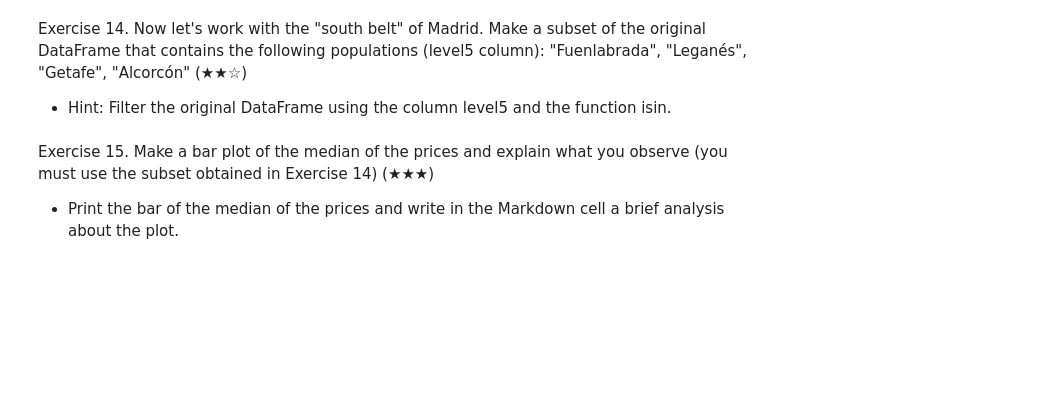
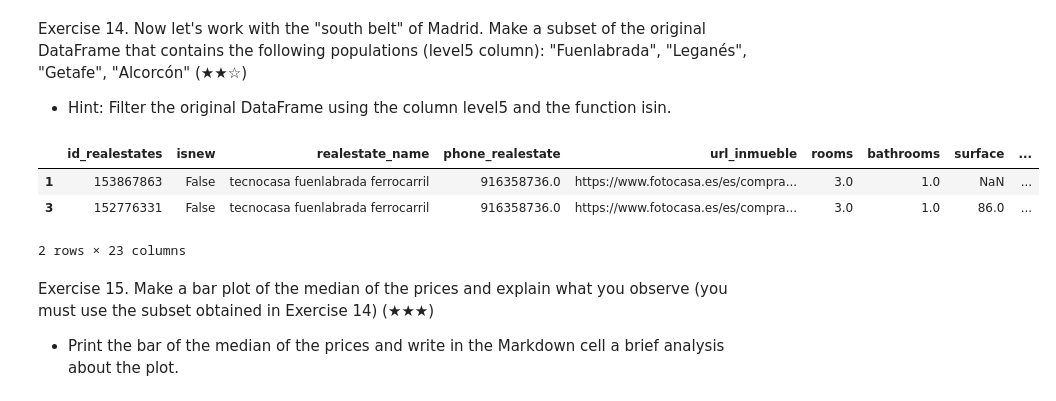
Before and after one commit to SantigoTP/pre_work, a Jupyter notebook: notebooks/01_analysis.ipynb, the cells around one changed output. Drawn from its saved outputs; the diff is of its cells as text; code cells hidden in the pictures; blank space fills up the shorter version.

```diff
--- a/notebooks/01_analysis.ipynb
+++ b/notebooks/01_analysis.ipynb
@@ -341,6 +341,13 @@ Exercise 14. Now let's work with the "south belt" of Madrid. Make a subset of th
 - Hint: Filter the original DataFrame using the column level5 and the function isin.
 # %%
 sub_conjunto = df [ df["level5"].isin(["Fuenlabrada", "Leganés", "Getafe", "Alcorcón"]) ]
+
+sub_conjunto.head(2)
+# %% [output]
+|  | id_realestates | isnew | realestate_name | phone_realestate | url_inmueble | rooms | bathrooms | surface | ... |
+| 1 | 153867863 | False | tecnocasa fuenlabrada ferrocarril | 916358736.0 | https://www.fotocasa.es/es/compra... | 3.0 | 1.0 | NaN | ... |
+| 3 | 152776331 | False | tecnocasa fuenlabrada ferrocarril | 916358736.0 | https://www.fotocasa.es/es/compra... | 3.0 | 1.0 | 86.0 | ... |
+2 rows × 23 columns
 # %% [markdown]
 Exercise 15. Make a bar plot of the median of the prices and explain what you observe (you must use the subset obtained in Exercise 14) (★★★)
 - Print the bar of the median of the prices and write in the Markdown cell a brief analysis about the plot.
```
Also changed, not shown: parts of 5 cells of this notebook.
